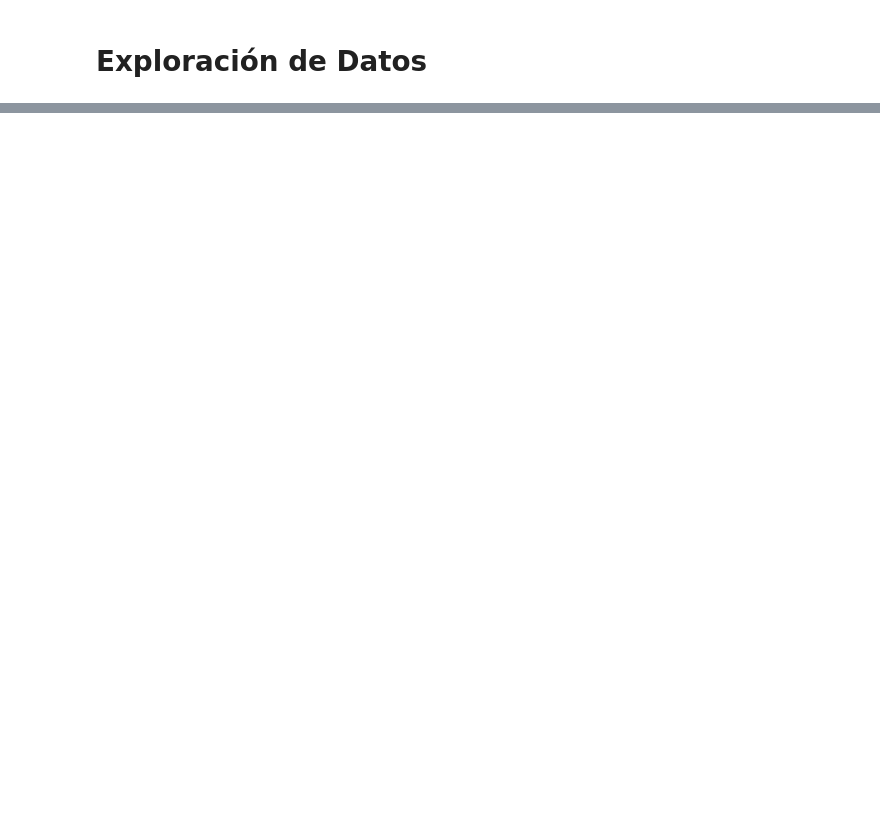
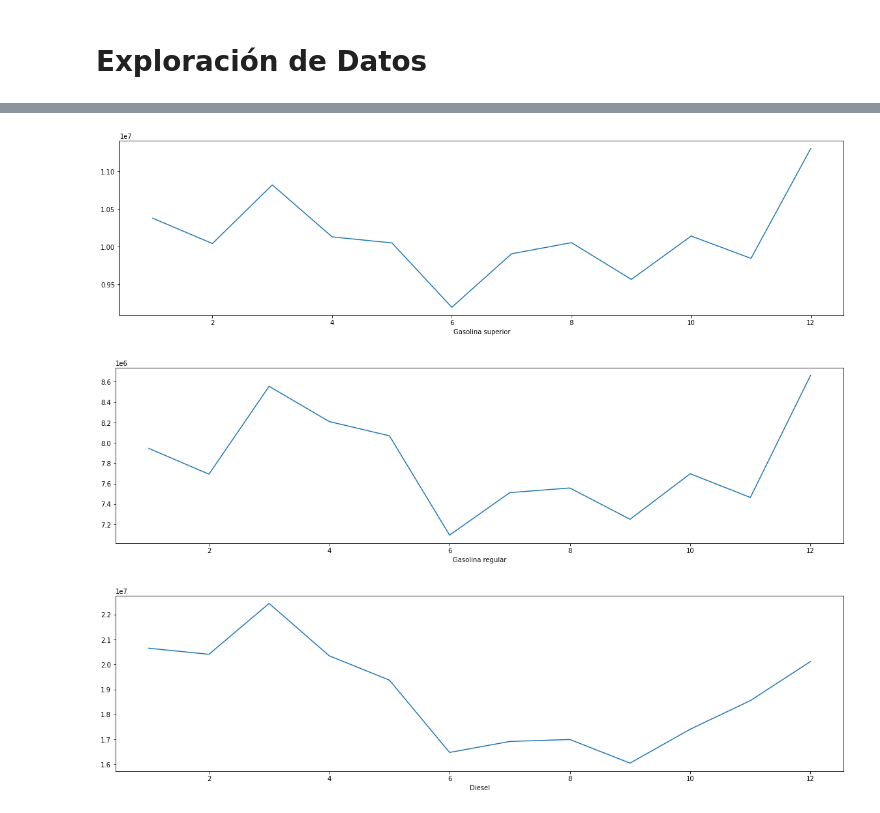
Before and after one commit to andreamalin/HDT2_DS, a Jupyter notebook: main.ipynb, the cells around one changed output, grey strips where cells are left out. Cells and saved outputs as stored; diff of their text form; code cells hidden in the pictures; blank space fills up the shorter version.

```diff
--- a/main.ipynb
+++ b/main.ipynb
@@ -29,0 +90,21 @@ df
+# %%
+dfPerMonth = df.groupby(df['Fecha'].dt.month)
+dfPerMonth = dfPerMonth.sum()
+# %%
+plt.rcParams["figure.figsize"] = (20,5.5)
+
+for gas in quant_vars:
+    x = dfPerMonth.index
+    y = dfPerMonth[gas]
+
+    # beautify the x-labels
+    plt.gcf().autofmt_xdate()
+    plt.xlabel(gas)
+
+
+    plt.plot(x, y)
+    plt.show()
+# %% [output]
+[figure, added]
+[figure, added]
+[figure, added]
```
Also changed, not shown: parts of 9 cells of this notebook.
